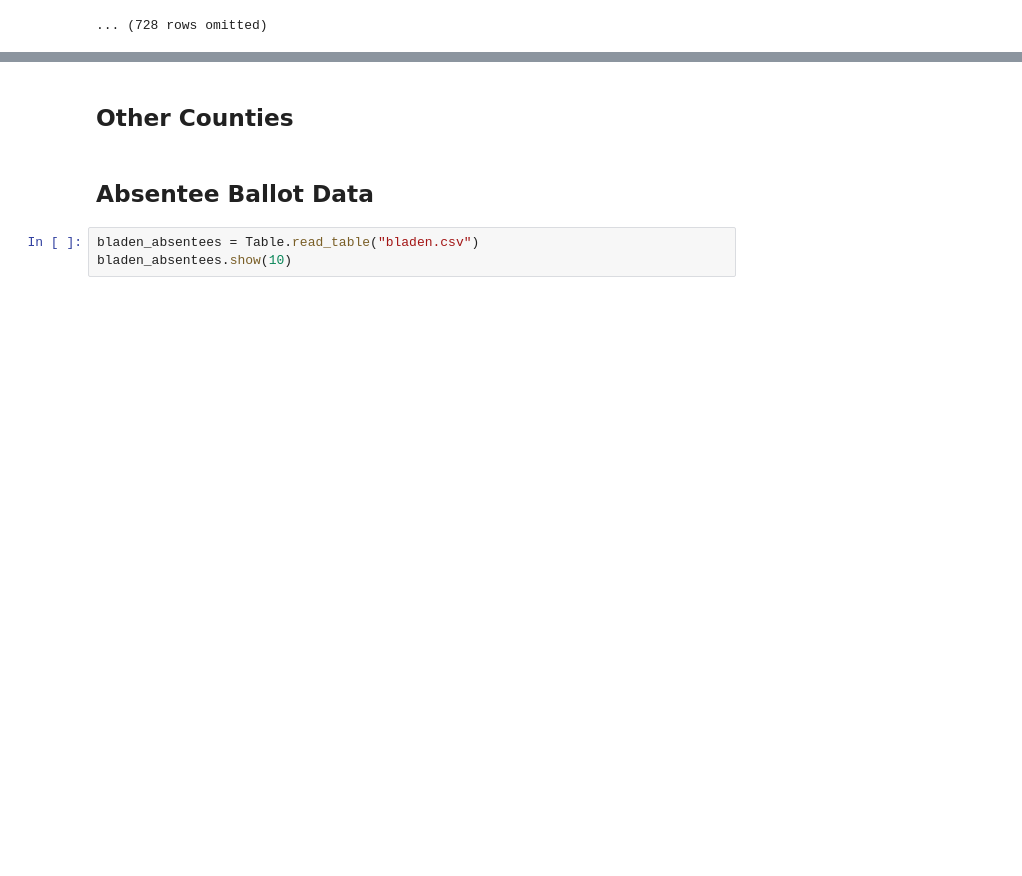
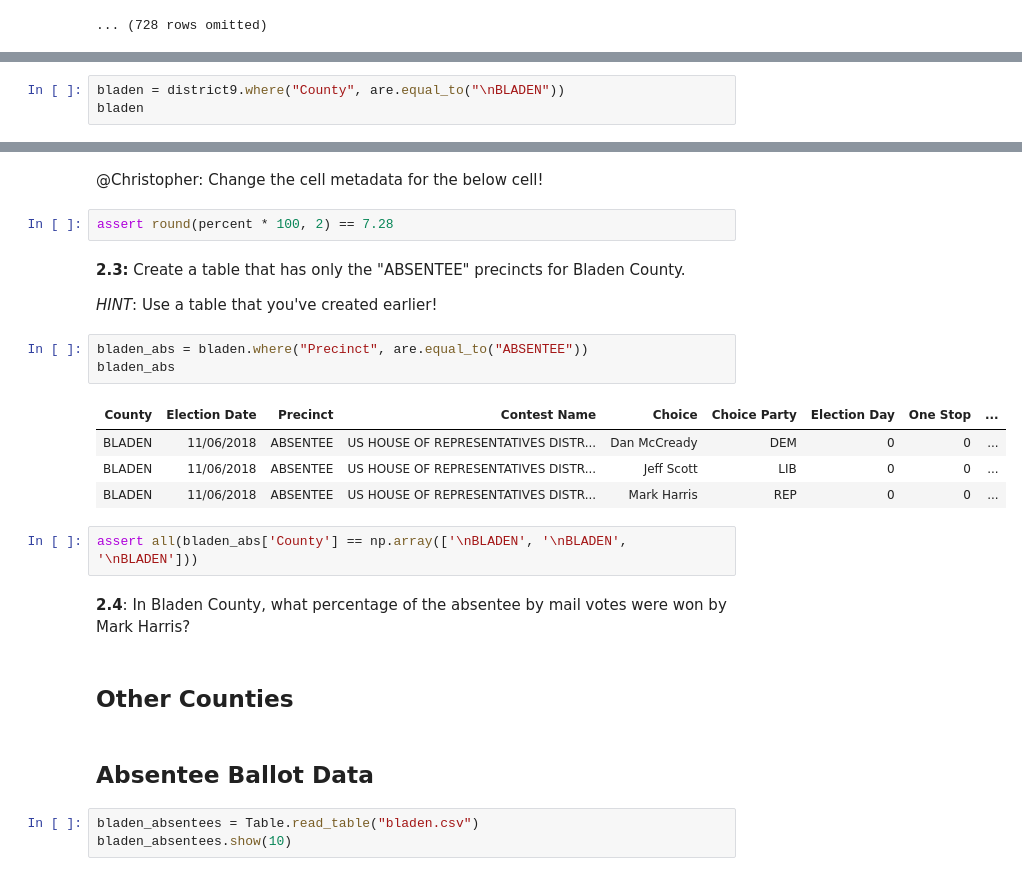
Before and after one commit to christopherzheng/decodingpolitics, a Jupyter notebook: codingassignments/proj2/[Decoding Politics] Coding Assignment 2.ipynb, the cells around one changed output, grey strips where cells are left out. Drawn from its saved outputs; the diff is of its cells as text; blank space fills up the shorter version.

```diff
--- a/codingassignments/proj2/[Decoding Politics] Coding Assignment 2.ipynb
+++ b/codingassignments/proj2/[Decoding Politics] Coding Assignment 2.ipynb
@@ -96,0 +107,3 @@ district9
+# %%
+bladen = district9.where("County", are.equal_to("\nBLADEN"))
+bladen
@@ -97,3 +144,23 @@ district9
+# %% [markdown]
+@Christopher: Change the cell metadata for the below cell!
+# %%
+assert round(percent * 100, 2) == 7.28
+# %% [markdown]
+**2.3:** Create a table that has only the "ABSENTEE" precincts for Bladen County.
+
+*HINT*: Use a table that you've created earlier!
+# %%
+bladen_abs = bladen.where("Precinct", are.equal_to("ABSENTEE"))
+bladen_abs
+# %% [output]
+| County | Election Date | Precinct | Contest Name | Choice | Choice Party | Election Day | One Stop | ... |
+| BLADEN | 11/06/2018 | ABSENTEE | US HOUSE OF REPRESENTATIVES DISTR... | Dan McCready | DEM | 0 | 0 | ... |
+| BLADEN | 11/06/2018 | ABSENTEE | US HOUSE OF REPRESENTATIVES DISTR... | Jeff Scott | LIB | 0 | 0 | ... |
+| BLADEN | 11/06/2018 | ABSENTEE | US HOUSE OF REPRESENTATIVES DISTR... | Mark Harris | REP | 0 | 0 | ... |
+# %%
+assert all(bladen_abs['County'] == np.array(['\nBLADEN', '\nBLADEN', '\nBLADEN']))
+# %% [markdown]
+**2.4**: In Bladen County, what percentage of the absentee by mail votes were won by Mark Harris?
 # %% [markdown]
 ## Other Counties
 # %% [markdown]
```
Also changed, not shown: parts of 14 cells of this notebook.
